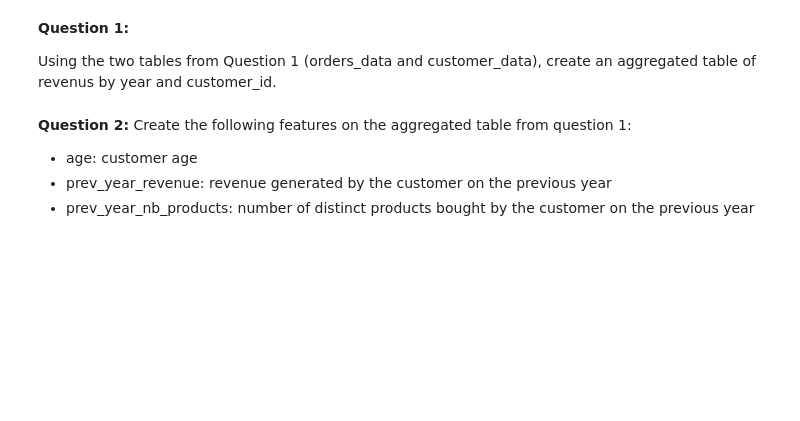
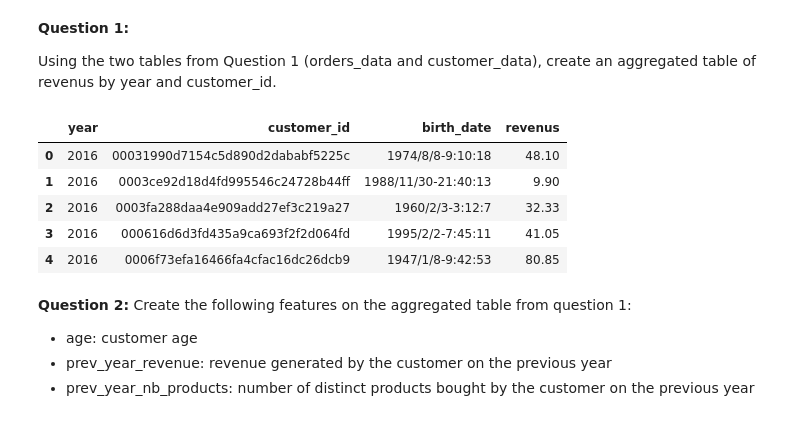
Before and after one commit to FrankFacundo/ComputerScience-Data, a Jupyter notebook: Data/DataScience/StudyCases-Challenge/Business/test.ipynb, the cells around one changed output. Cells and saved outputs as stored; diff of their text form; code cells hidden in the pictures; blank space fills up the shorter version.

```diff
--- a/Data/DataScience/StudyCases-Challenge/Business/test.ipynb
+++ b/Data/DataScience/StudyCases-Challenge/Business/test.ipynb
@@ -271,3 +283,18 @@ group_by('year', 'customer_id') =
+# %%
+big_table = pd.merge(orders_df, customers_df, how="left", on="customer_id")
+big_table['revenus'] = big_table['price']*big_table['quantity']
+big_table['transacion_date'] = pd.to_datetime(big_table['transacion_date'], format='%Y/%m/%d %H:%M')
+big_table['year'] = big_table['transacion_date'].dt.year
+# big_table.head()
+agg_revenues = big_table.groupby(['year', 'customer_id', 'birth_date'])['revenus'].sum().reset_index()
+agg_revenues.head()
+# %% [output]
+|  | year | customer_id | birth_date | revenus |
+| 0 | 2016 | 00031990d7154c5d890d2dababf5225c | 1974/8/8-9:10:18 | 48.10 |
+| 1 | 2016 | 0003ce92d18d4fd995546c24728b44ff | 1988/11/30-21:40:13 | 9.90 |
+| 2 | 2016 | 0003fa288daa4e909add27ef3c219a27 | 1960/2/3-3:12:7 | 32.33 |
+| 3 | 2016 | 000616d6d3fd435a9ca693f2f2d064fd | 1995/2/2-7:45:11 | 41.05 |
+| 4 | 2016 | 0006f73efa16466fa4cfac16dc26dcb9 | 1947/1/8-9:42:53 | 80.85 |
 # %% [markdown]
 **Question 2:**
 Create the following features on the aggregated table from question 1:
```
Also changed, not shown: parts of 20 cells of this notebook, 3 other files.
